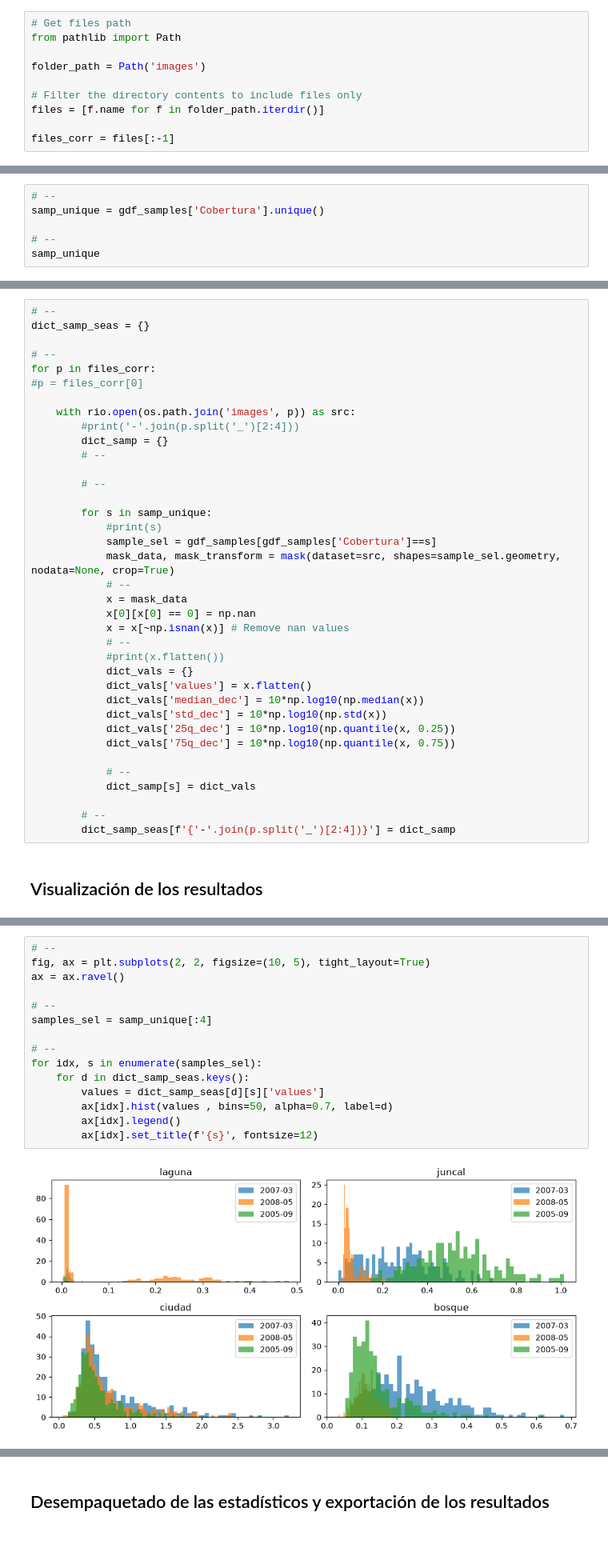
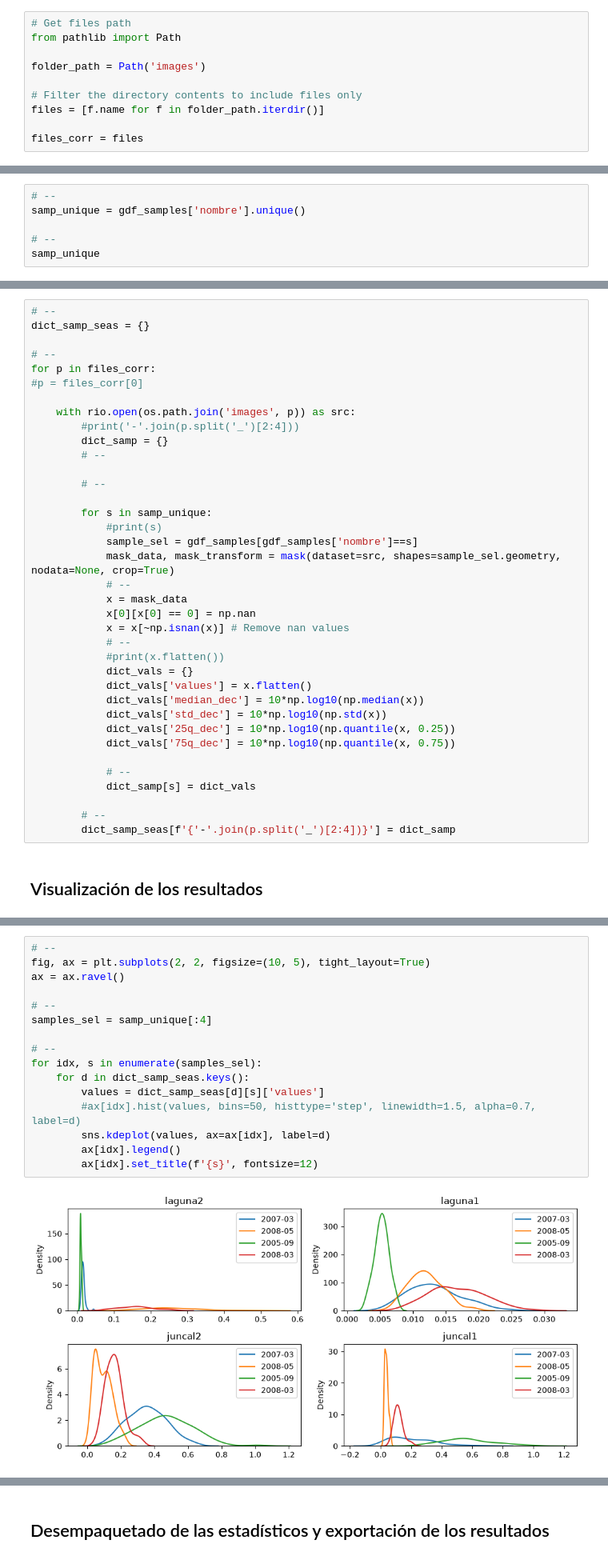
Before and after one commit to francobarrionuevoenv21/MAIE_devs_pub, a Jupyter notebook: SAR/Mercedes/TP5 mecanismos/TP5_mecanismos.ipynb, the cells around one changed output, grey strips where cells are left out. Shown at 80% size. Cells and saved outputs as stored; diff of their text form.

```diff
--- a/SAR/Mercedes/TP5 mecanismos/TP5_mecanismos.ipynb
+++ b/SAR/Mercedes/TP5 mecanismos/TP5_mecanismos.ipynb
@@ -19,7 +20,7 @@ folder_path = Path('images')
 # Filter the directory contents to include files only
 files = [f.name for f in folder_path.iterdir()]
 
-files_corr = files[:-1]
+files_corr = files
 # %%
 # Check files path
 files_corr
@@ -78,7 +80,7 @@ plt.show()
 3) Estadísticos: Mediana, desvío estándar, primer quantil, y tercer quantil (En dB)
 # %%
 # --
-samp_unique = gdf_samples['Cobertura'].unique()
+samp_unique = gdf_samples['nombre'].unique()
 
 # --
 samp_unique
@@ -103,7 +107,7 @@ for p in files_corr:
 
         for s in samp_unique:
             #print(s)
-            sample_sel = gdf_samples[gdf_samples['Cobertura']==s]
+            sample_sel = gdf_samples[gdf_samples['nombre']==s]
             mask_data, mask_transform = mask(dataset=src, shapes=sample_sel.geometry, nodata=None, crop=True)
             # --
             x = mask_data
@@ -128,17 +138,18 @@ for p in files_corr:
 # %%
 # --
 fig, ax = plt.subplots(2, 2, figsize=(10, 5), tight_layout=True)
 ax = ax.ravel()
 
 # --
 samples_sel = samp_unique[:4]
 
 # --
 for idx, s in enumerate(samples_sel):
     for d in dict_samp_seas.keys():
         values = dict_samp_seas[d][s]['values']
-        ax[idx].hist(values , bins=50, alpha=0.7, label=d)
+        #ax[idx].hist(values, bins=50, histtype='step', linewidth=1.5, alpha=0.7, label=d)
+        sns.kdeplot(values, ax=ax[idx], label=d)
         ax[idx].legend()
         ax[idx].set_title(f'{s}', fontsize=12)
 # %% [output]
-[figure, old version]
+[figure, new version]
```
Also changed, not shown: parts of 11 cells of this notebook, 36 other files.
